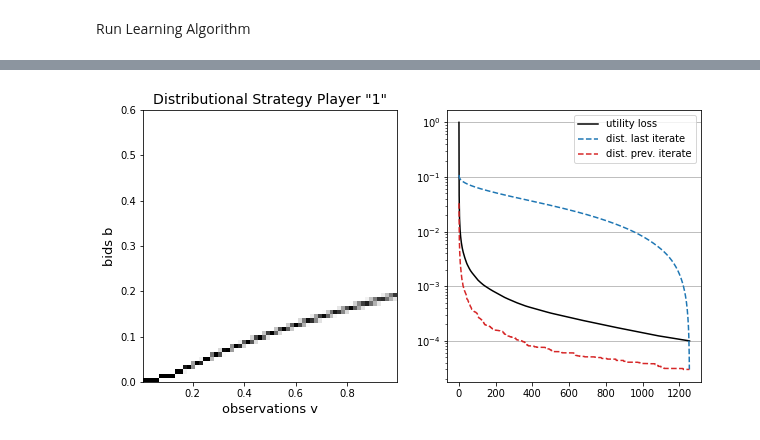
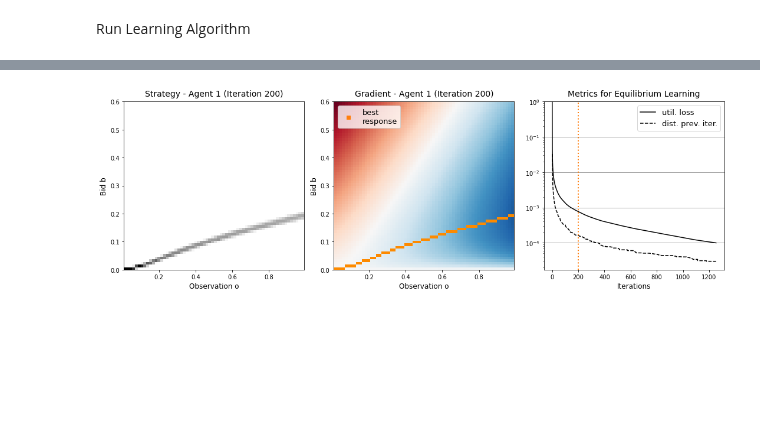
Before and after one commit to MOberlechner/soda, a Jupyter notebook: notebooks/examples/contest_game.ipynb, the cells around one changed output, grey strips where cells are left out. Drawn from its saved outputs; the diff is of its cells as text; code cells hidden in the pictures; blank space fills up the shorter version.

```diff
--- a/notebooks/examples/contest_game.ipynb
+++ b/notebooks/examples/contest_game.ipynb
@@ -69,5 +69,5 @@ Convergence after 1256 iterations
 Value of stopping criterion (util_loss) 0.0001
 # %%
-strategies['1'].plot(more=True)
+strategies['1'].plot(metrics=True, grad=True, iter=200)
 # %% [output]
-[figure, old version]
+[figure, new version]
```
Also changed, not shown: parts of 1 cell of this notebook, 4 other files.
